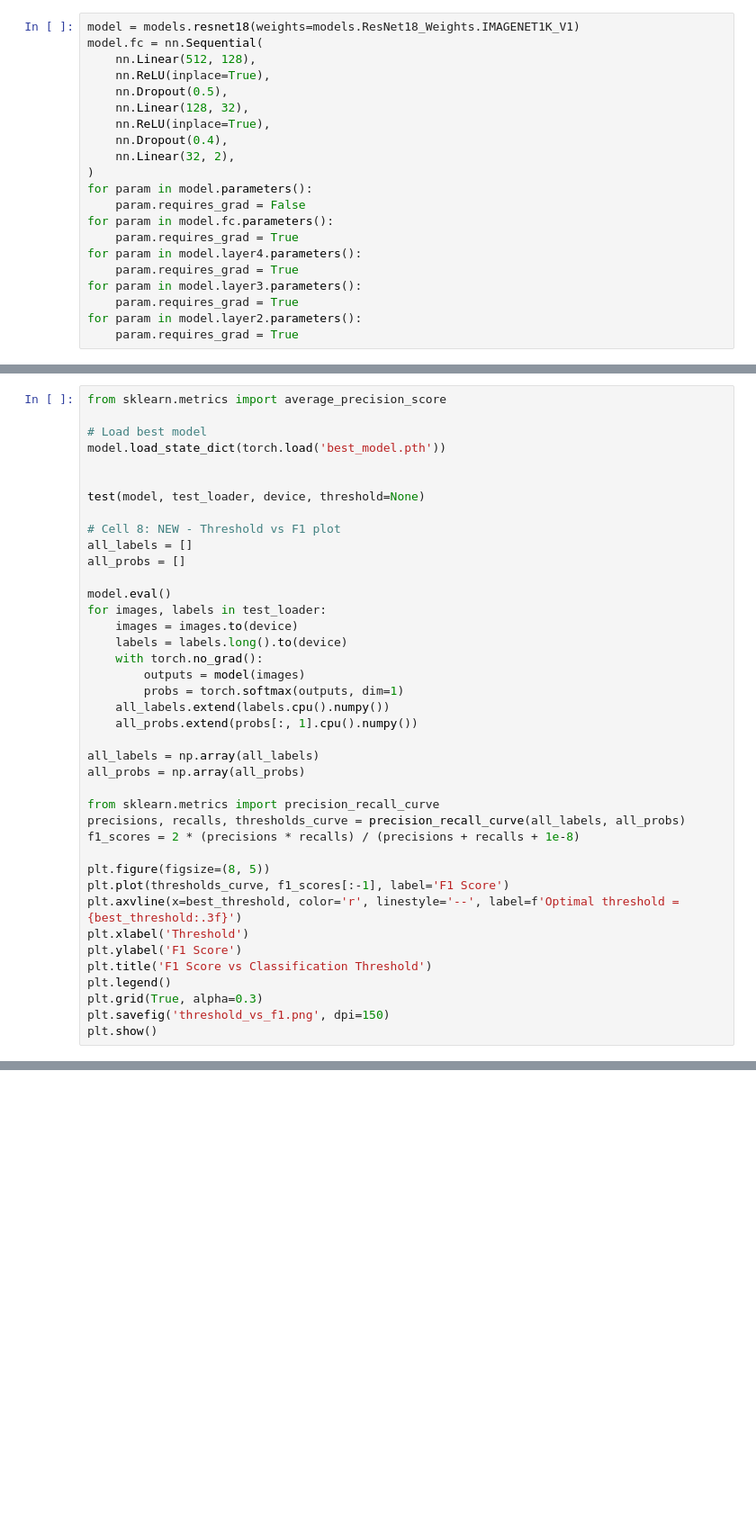
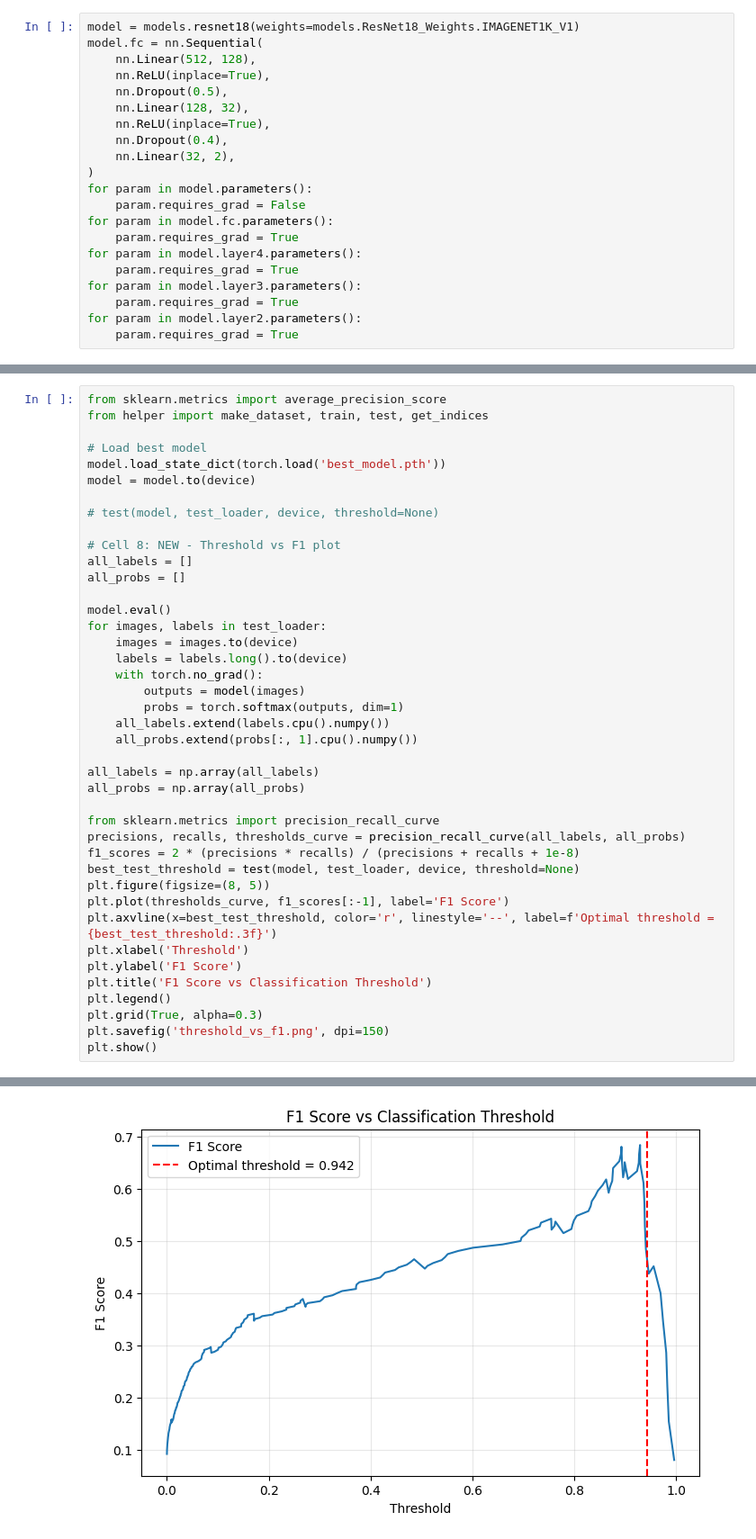
Before and after one commit to HtetAungLwinn/deeplearningdeepfake, a Jupyter notebook: dataset_exercise/Resnet18.ipynb, the cells around one changed output, grey strips where cells are left out. Shown at 90% size. Drawn from its saved outputs; the diff is of its cells as text; blank space fills up the shorter version.

```diff
--- a/dataset_exercise/Resnet18.ipynb
+++ b/dataset_exercise/Resnet18.ipynb
@@ -156,11 +156,12 @@ plt.show()
 # %%
 from sklearn.metrics import average_precision_score
+from helper import make_dataset, train, test, get_indices
 
 # Load best model
 model.load_state_dict(torch.load('best_model.pth'))
+model = model.to(device)
 
-
-test(model, test_loader, device, threshold=None)
+# test(model, test_loader, device, threshold=None)
 
 # Cell 8: NEW - Threshold vs F1 plot
 all_labels = []
@@ -182,10 +183,10 @@ all_probs = np.array(all_probs)
 from sklearn.metrics import precision_recall_curve
 precisions, recalls, thresholds_curve = precision_recall_curve(all_labels, all_probs)
 f1_scores = 2 * (precisions * recalls) / (precisions + recalls + 1e-8)
-
+best_test_threshold = test(model, test_loader, device, threshold=None)
 plt.figure(figsize=(8, 5))
 plt.plot(thresholds_curve, f1_scores[:-1], label='F1 Score')
-plt.axvline(x=best_threshold, color='r', linestyle='--', label=f'Optimal threshold = {best_threshold:.3f}')
+plt.axvline(x=best_test_threshold, color='r', linestyle='--', label=f'Optimal threshold = {best_test_threshold:.3f}')
 plt.xlabel('Threshold')
 plt.ylabel('F1 Score')
 plt.title('F1 Score vs Classification Threshold')
@@ -197,0 +214 @@ NameError: name 'model' is not defined
+[figure, added]
```
Also changed, not shown: parts of 3 cells of this notebook.
